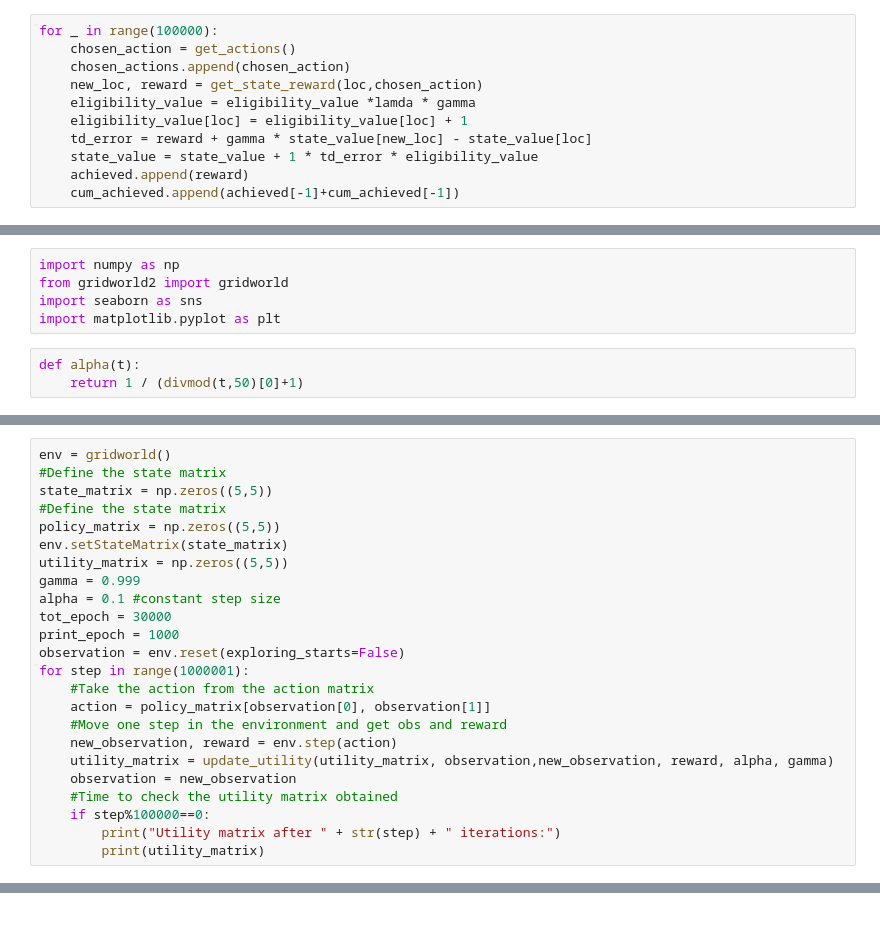
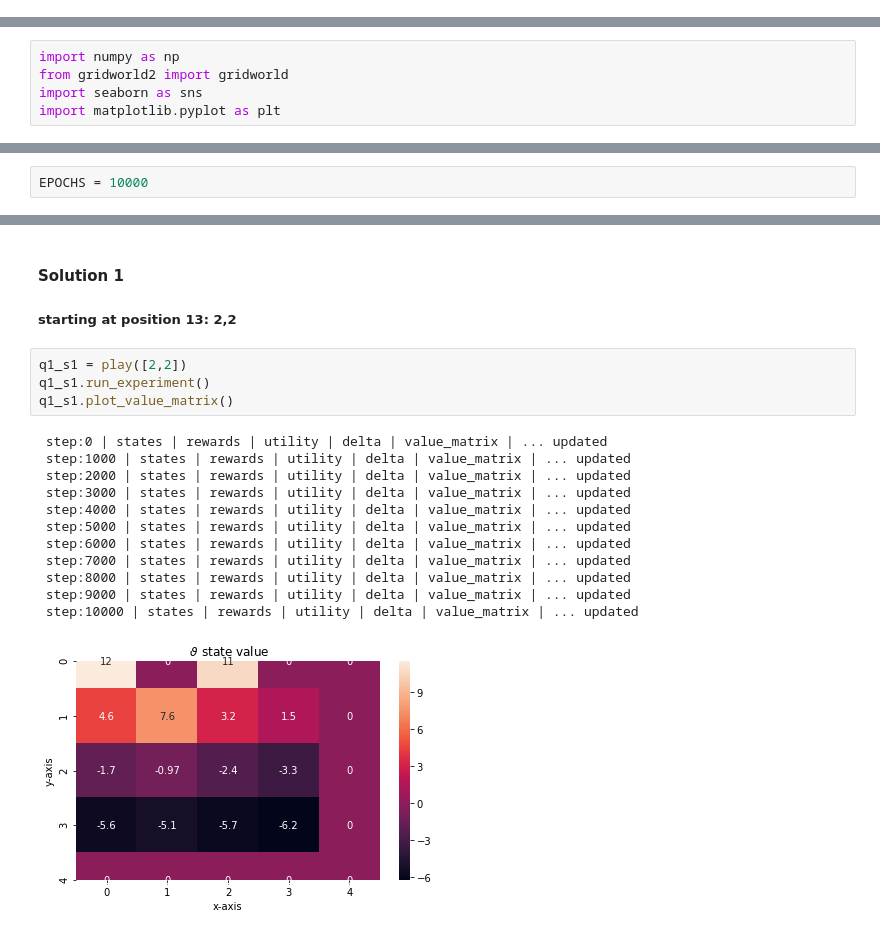
Before and after one commit to karthickrajas/Deep-Reinforcement-Learning, a Jupyter notebook: Untitled.ipynb, the cells around one changed output, grey strips where cells are left out. Drawn from its saved outputs; the diff is of its cells as text.

Commit message:
updated experiment class

```diff
--- a/Untitled.ipynb
+++ b/Untitled.ipynb
@@ -75,11 +0,0 @@ def alpha(t):
-# %%
-for _ in range(100000):
-    chosen_action = get_actions()
-    chosen_actions.append(chosen_action)
-    new_loc, reward = get_state_reward(loc,chosen_action)
-    eligibility_value = eligibility_value *lamda * gamma
-    eligibility_value[loc] = eligibility_value[loc] + 1
-    td_error = reward + gamma * state_value[new_loc] - state_value[loc]
-    state_value = state_value + 1 * td_error * eligibility_value
-    achieved.append(reward)
-    cum_achieved.append(achieved[-1]+cum_achieved[-1])
@@ -92,6 +73,3 @@ import numpy as np
 from gridworld2 import gridworld
 import seaborn as sns
 import matplotlib.pyplot as plt
-# %%
-def alpha(t):
-    return 1 / (divmod(t,50)[0]+1)
@@ -138,24 +75,0 @@ plt.show()
-# %%
-env = gridworld()
-#Define the state matrix
-state_matrix = np.zeros((5,5))
-#Define the state matrix
-policy_matrix = np.zeros((5,5))
-env.setStateMatrix(state_matrix)
-utility_matrix = np.zeros((5,5))
-gamma = 0.999
-alpha = 0.1 #constant step size
-tot_epoch = 30000
-print_epoch = 1000
-observation = env.reset(exploring_starts=False)
-for step in range(1000001):
-    #Take the action from the action matrix
-    action = policy_matrix[observation[0], observation[1]]
-    #Move one step in the environment and get obs and reward
-    new_observation, reward = env.step(action)
-    utility_matrix = update_utility(utility_matrix, observation,new_observation, reward, alpha, gamma)
-    observation = new_observation
-    #Time to check the utility matrix obtained
-    if step%100000==0:
-        print("Utility matrix after " + str(step) + " iterations:")
-        print(utility_matrix)
@@ -168,0 +76,2 @@ plt.show()
+# %%
+EPOCHS = 10000
@@ -168,0 +165,20 @@ plt.show()
+# %% [markdown]
+#### Solution 1
+##### starting at position 13: 2,2
+# %%
+q1_s1 = play([2,2])
+q1_s1.run_experiment()
+q1_s1.plot_value_matrix()
+# %% [output]
+ step:0 | states | rewards | utility | delta | value_matrix | ... updated
+ step:1000 | states | rewards | utility | delta | value_matrix | ... updated
+ step:2000 | states | rewards | utility | delta | value_matrix | ... updated
+ step:3000 | states | rewards | utility | delta | value_matrix | ... updated
+ step:4000 | states | rewards | utility | delta | value_matrix | ... updated
+ step:5000 | states | rewards | utility | delta | value_matrix | ... updated
+ step:6000 | states | rewards | utility | delta | value_matrix | ... updated
+ step:7000 | states | rewards | utility | delta | value_matrix | ... updated
+ step:8000 | states | rewards | utility | delta | value_matrix | ... updated
+ step:9000 | states | rewards | utility | delta | value_matrix | ... updated
+ step:10000 | states | rewards | utility | delta | value_matrix | ... updated
+[figure, added]
```
Also changed, not shown: parts of 38 cells of this notebook.
